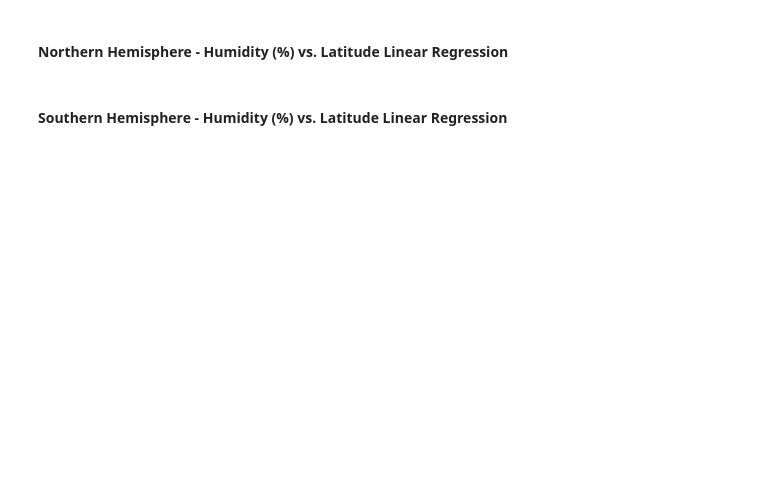
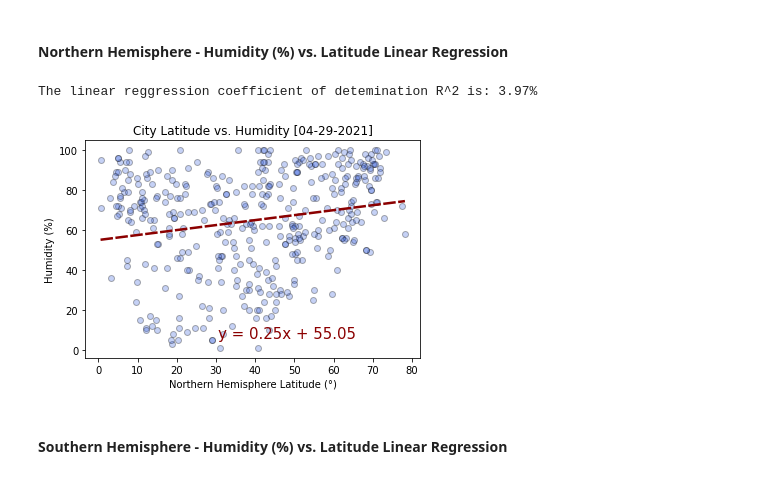
Before and after one commit to rperezme-data/DAB_H06_Python-API-challenge, a Jupyter notebook: WeatherPy/WeatherPy.ipynb, the cells around one changed output. Drawn from its saved outputs; the diff is of its cells as text; code cells hidden in the pictures; blank space fills up the shorter version.

```diff
--- a/WeatherPy/WeatherPy.ipynb
+++ b/WeatherPy/WeatherPy.ipynb
@@ -408,4 +394,9 @@ The linear reggression coefficient of detemination R^2 is: 42.30%
 # %% [markdown]
 ####  Northern Hemisphere - Humidity (%) vs. Latitude Linear Regression
+# %%
+figure_num = latitude_regression ('North', 'Humidity', 'Humidity (%)', figure_num)
+# %% [output]
+The linear reggression coefficient of detemination R^2 is: 3.97%
+[figure, added]
 # %% [markdown]
 ####  Southern Hemisphere - Humidity (%) vs. Latitude Linear Regression
```
Also changed, not shown: parts of 22 cells of this notebook.
